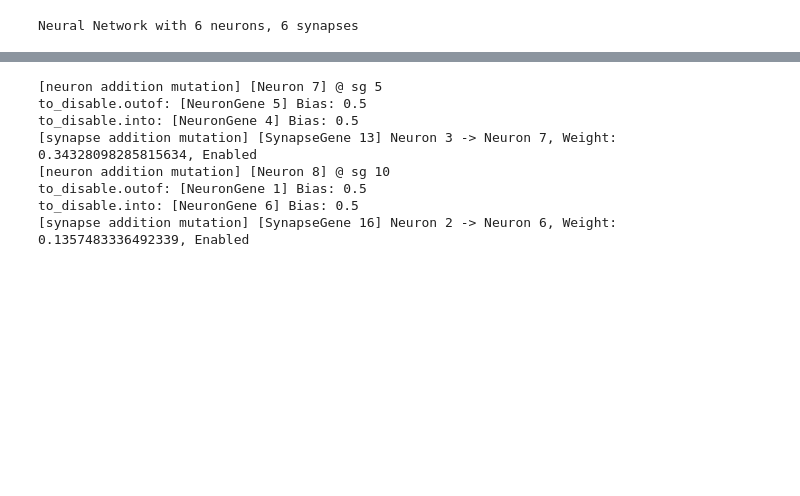
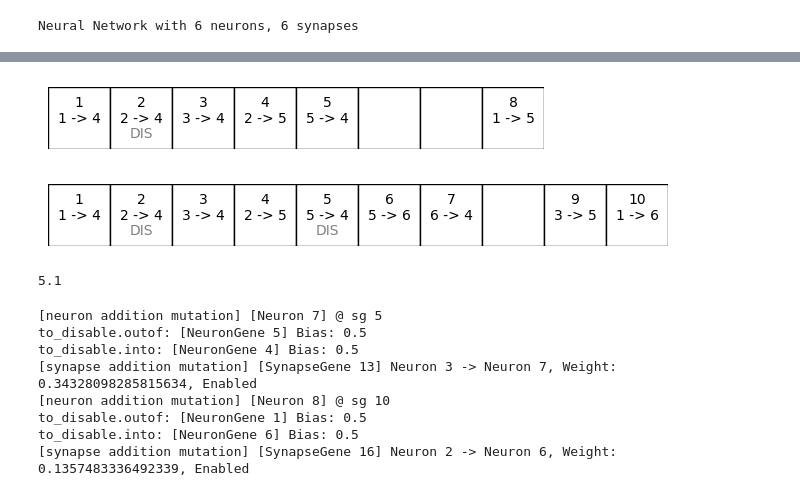
Before and after one commit to soh09/2048_NEAT, a Jupyter notebook: neural_net/test.ipynb, the cells around one changed output, grey strips where cells are left out. Drawn from its saved outputs; the diff is of its cells as text; code cells hidden in the pictures; blank space fills up the shorter version.

```diff
--- a/neural_net/test.ipynb
+++ b/neural_net/test.ipynb
@@ -94,3 +93,11 @@ visualize_genome(p2_g, orientation='LR')
 # %% [output]
 Neural Network with 6 neurons, 9 synapses
 [drawing not drawn]
+# %%
+display_gene(p1_g.synapse_gene)
+# %% [output]
+[figure, added]
+# %%
+display_gene(p2_g.synapse_gene)
+# %% [output]
+[figure, added]
@@ -97,3 +107,7 @@ Neural Network with 6 neurons, 9 synapses
+# %%
+nn.NetworkGenome.distance(p1_g, p2_g, 1, 1, 1)
+# %% [output]
+5.1
 # %%
 nn.NetworkGenome.NIN = 7
 nn.NetworkGenome.SIN = 11
```
Also changed, not shown: parts of 3 cells of this notebook, 13 other files.
